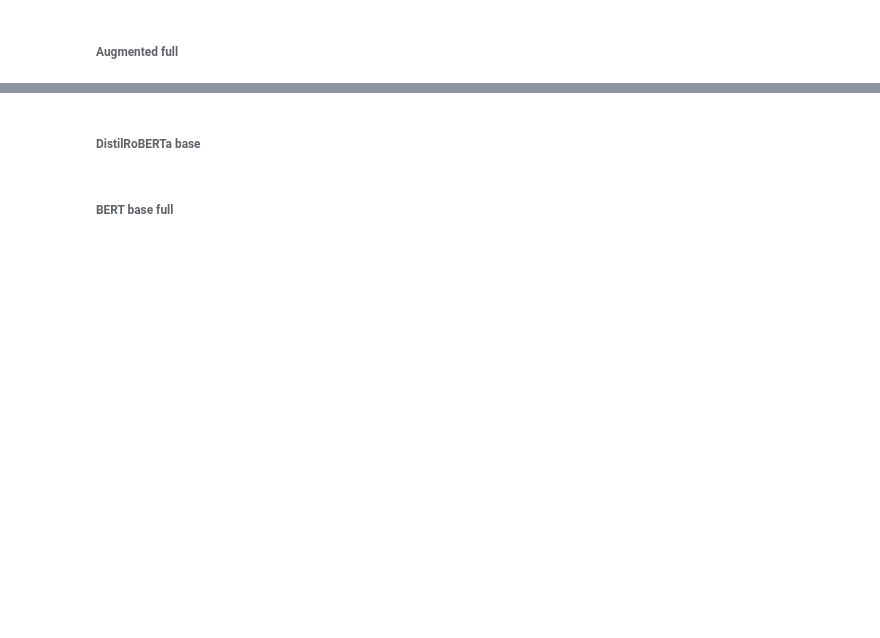
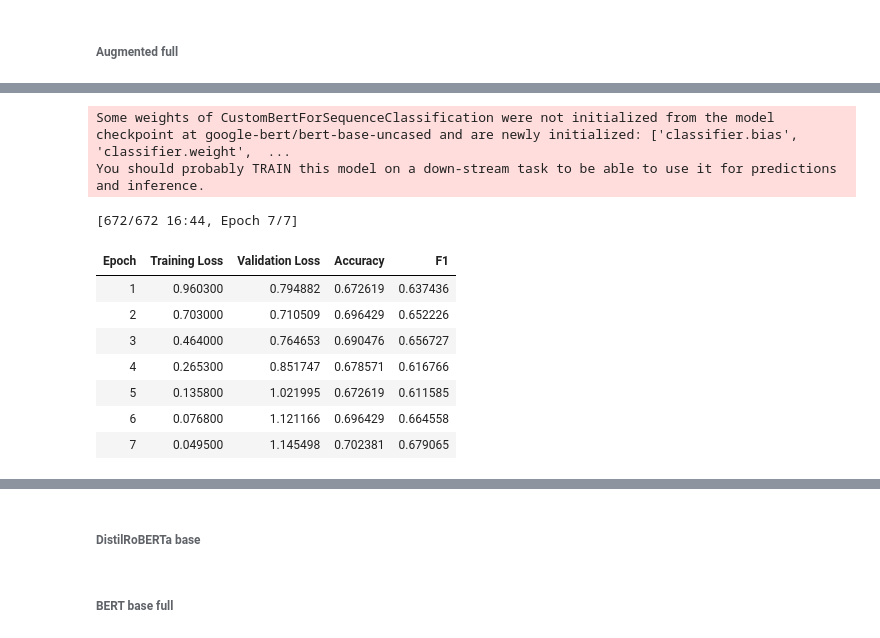
Before and after one commit to rldekkers/thesis-msc-data-science, a Jupyter notebook: 3_models.ipynb, the cells around one changed output, grey strips where cells are left out. Drawn from its saved outputs; the diff is of its cells as text; code cells hidden in the pictures; blank space fills up the shorter version.

```diff
--- a/3_models.ipynb
+++ b/3_models.ipynb
@@ -740,0 +811,14 @@ You should probably TRAIN this model on a down-stream task to be able to use it
+# %%
+train_model('bert_aug_3')
+# %% [output]
+Some weights of CustomBertForSequenceClassification were not initialized from the model checkpoint at google-bert/bert-base-uncased and are newly initialized: ['classifier.bias', 'classifier.weight',  ...
+You should probably TRAIN this model on a down-stream task to be able to use it for predictions and inference.
+[672/672 16:44, Epoch 7/7]
+| Epoch | Training Loss | Validation Loss | Accuracy | F1 |
+| 1 | 0.960300 | 0.794882 | 0.672619 | 0.637436 |
+| 2 | 0.703000 | 0.710509 | 0.696429 | 0.652226 |
+| 3 | 0.464000 | 0.764653 | 0.690476 | 0.656727 |
+| 4 | 0.265300 | 0.851747 | 0.678571 | 0.616766 |
+| 5 | 0.135800 | 1.021995 | 0.672619 | 0.611585 |
+| 6 | 0.076800 | 1.121166 | 0.696429 | 0.664558 |
+| 7 | 0.049500 | 1.145498 | 0.702381 | 0.679065 |
```
Also changed, not shown: parts of 20 cells of this notebook.
